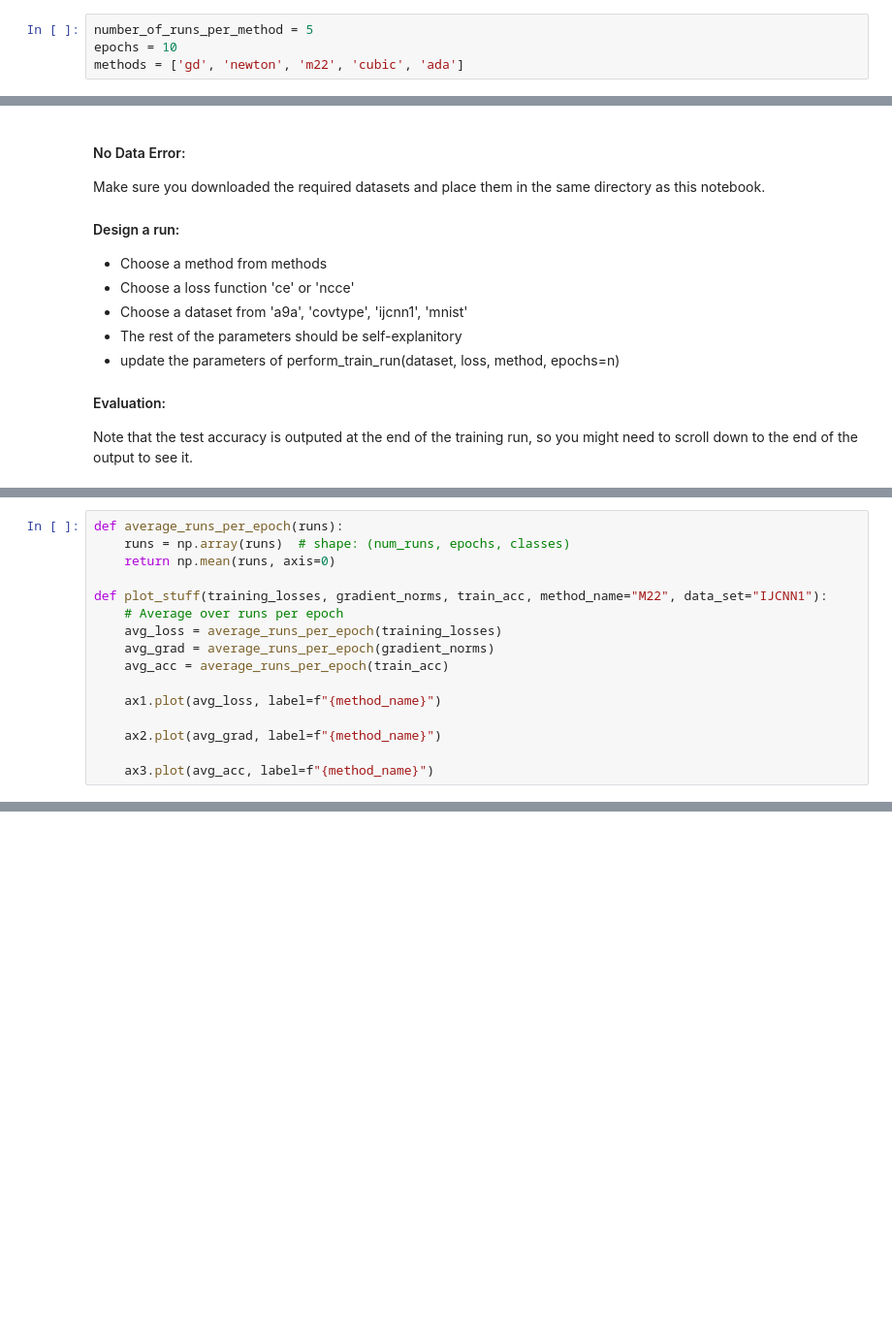
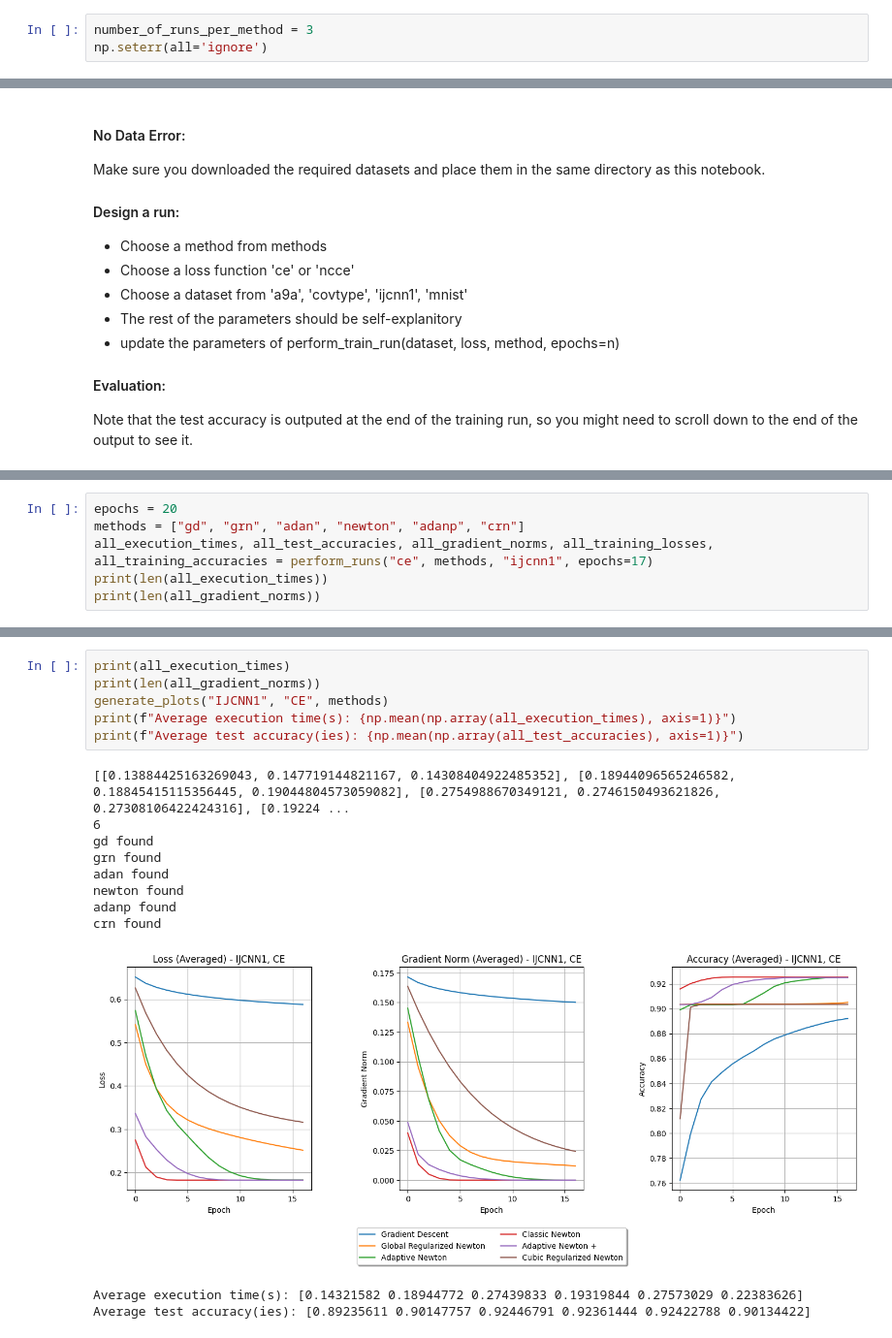
Before and after one commit to fygo97/global-convergence-newton, a Jupyter notebook: scripts/global-newton.ipynb, the cells around one changed output, grey strips where cells are left out. Shown at 97% size. Saved outputs shown, nothing was run; the diff lists cells and outputs as text; blank space fills up the shorter version.

```diff
--- a/scripts/global-newton.ipynb
+++ b/scripts/global-newton.ipynb
@@ -5,4 +8,3 @@ import matplotlib.pyplot as plt
 # %%
-number_of_runs_per_method = 5
-epochs = 10
-methods = ['gd', 'newton', 'm22', 'cubic', 'ada']
+number_of_runs_per_method = 3
+np.seterr(all='ignore')
@@ -180,16 +66,0 @@ Data sets have been loaded
-# %%
-def average_runs_per_epoch(runs):
-    runs = np.array(runs)  # shape: (num_runs, epochs, classes)
-    return np.mean(runs, axis=0)
-
-def plot_stuff(training_losses, gradient_norms, train_acc, method_name="M22", data_set="IJCNN1"):
-    # Average over runs per epoch
-    avg_loss = average_runs_per_epoch(training_losses)
-    avg_grad = average_runs_per_epoch(gradient_norms)
-    avg_acc = average_runs_per_epoch(train_acc)
-
-    ax1.plot(avg_loss, label=f"{method_name}")
-
-    ax2.plot(avg_grad, label=f"{method_name}")
-
-    ax3.plot(avg_acc, label=f"{method_name}")
@@ -235,0 +136,6 @@ plt.show()
+# %%
+epochs = 20
+methods = ["gd", "grn", "adan", "newton", "adanp", "crn"]
+all_execution_times, all_test_accuracies, all_gradient_norms, all_training_losses, all_training_accuracies = perform_runs("ce", methods, "ijcnn1", epochs=17)
+print(len(all_execution_times))
+print(len(all_gradient_norms))
@@ -235,0 +192,18 @@ plt.show()
+# %%
+print(all_execution_times)
+print(len(all_gradient_norms))
+generate_plots("IJCNN1", "CE", methods)
+print(f"Average execution time(s): {np.mean(np.array(all_execution_times), axis=1)}")
+print(f"Average test accuracy(ies): {np.mean(np.array(all_test_accuracies), axis=1)}")
+# %% [output]
+[[0.13884425163269043, 0.147719144821167, 0.14308404922485352], [0.18944096565246582, 0.18845415115356445, 0.19044804573059082], [0.2754988670349121, 0.2746150493621826, 0.27308106422424316], [0.19224 ...
+6
+gd found
+grn found
+adan found
+newton found
+adanp found
+crn found
+[figure, added]
+Average execution time(s): [0.14321582 0.18944772 0.27439833 0.19319844 0.27573029 0.22383626]
+Average test accuracy(ies): [0.89235611 0.90147757 0.92446791 0.92361444 0.92422788 0.90134422]
```
Also changed, not shown: parts of 17 cells of this notebook, 8 other files.
